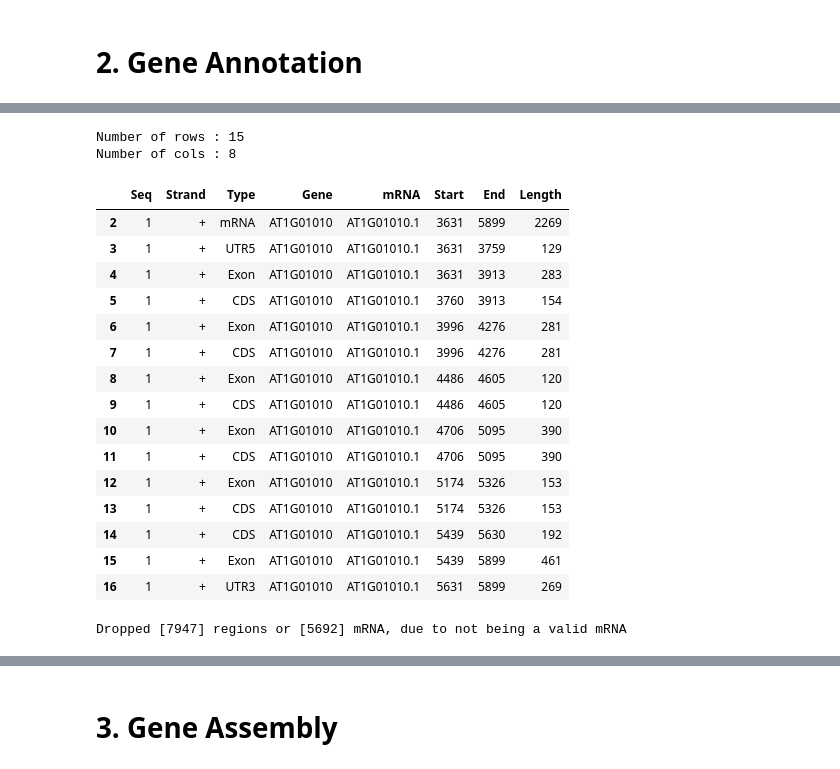
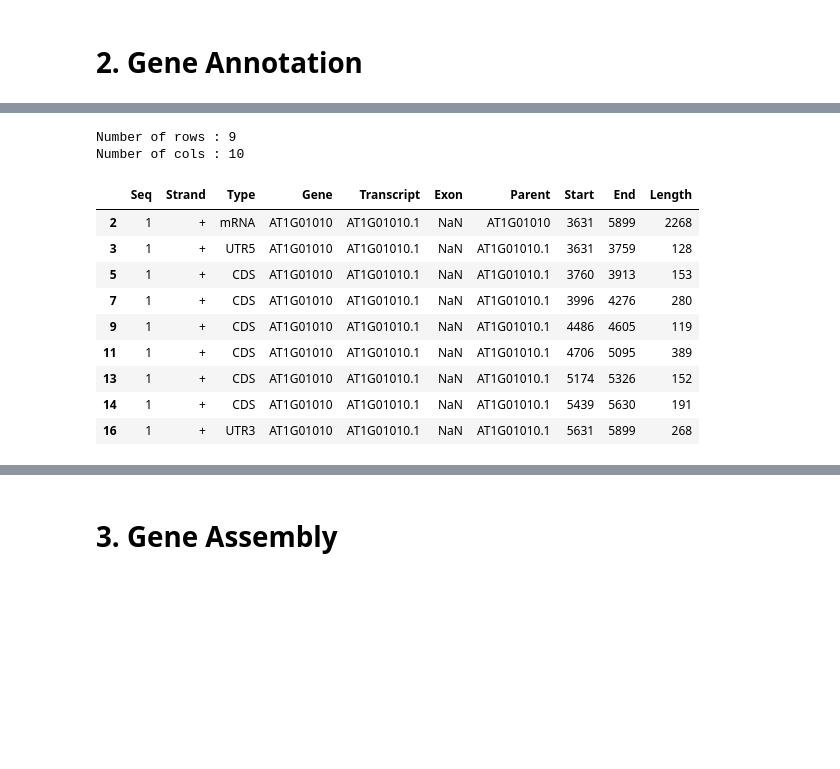
Before and after one commit to up4472/upolanc-thesis, a Jupyter notebook: nbp01-analysis.ipynb, the cells around one changed output, grey strips where cells are left out. Cells and saved outputs as stored; diff of their text form; code cells hidden in the pictures; blank space fills up the shorter version.

```diff
--- a/nbp01-analysis.ipynb
+++ b/nbp01-analysis.ipynb
@@ -102,49 +100,22 @@ Unique values per column :
 # %%
 # Display a full gene with all its regions
 
 data_annotation.show(
-	data  = gene_annotation,
-	query = 'AT1G01010.1',
-	rows  = None
+	data     = gene_annotation,
+	query    = 'AT1G01010.1',
+	query_by = 'Transcript',
+	rows     = None
 )
 # %% [output]
-Number of rows : 15
-Number of cols : 8
+Number of rows : 9
+Number of cols : 10
-|  | Seq | Strand | Type | Gene | mRNA | Start | End | Length |
-| 2 | 1 | + | mRNA | AT1G01010 | AT1G01010.1 | 3631 | 5899 | 2269 |
-| 3 | 1 | + | UTR5 | AT1G01010 | AT1G01010.1 | 3631 | 3759 | 129 |
-| 4 | 1 | + | Exon | AT1G01010 | AT1G01010.1 | 3631 | 3913 | 283 |
-| 5 | 1 | + | CDS | AT1G01010 | AT1G01010.1 | 3760 | 3913 | 154 |
-| 6 | 1 | + | Exon | AT1G01010 | AT1G01010.1 | 3996 | 4276 | 281 |
-| 7 | 1 | + | CDS | AT1G01010 | AT1G01010.1 | 3996 | 4276 | 281 |
-| 8 | 1 | + | Exon | AT1G01010 | AT1G01010.1 | 4486 | 4605 | 120 |
-| 9 | 1 | + | CDS | AT1G01010 | AT1G01010.1 | 4486 | 4605 | 120 |
-| 10 | 1 | + | Exon | AT1G01010 | AT1G01010.1 | 4706 | 5095 | 390 |
-| 11 | 1 | + | CDS | AT1G01010 | AT1G01010.1 | 4706 | 5095 | 390 |
-| 12 | 1 | + | Exon | AT1G01010 | AT1G01010.1 | 5174 | 5326 | 153 |
-| 13 | 1 | + | CDS | AT1G01010 | AT1G01010.1 | 5174 | 5326 | 153 |
-| 14 | 1 | + | CDS | AT1G01010 | AT1G01010.1 | 5439 | 5630 | 192 |
-| 15 | 1 | + | Exon | AT1G01010 | AT1G01010.1 | 5439 | 5899 | 461 |
-| 16 | 1 | + | UTR3 | AT1G01010 | AT1G01010.1 | 5631 | 5899 | 269 |
+|  | Seq | Strand | Type | Gene | Transcript | Exon | Parent | Start | End | Length |
+| 2 | 1 | + | mRNA | AT1G01010 | AT1G01010.1 | NaN | AT1G01010 | 3631 | 5899 | 2268 |
+| 3 | 1 | + | UTR5 | AT1G01010 | AT1G01010.1 | NaN | AT1G01010.1 | 3631 | 3759 | 128 |
+| 5 | 1 | + | CDS | AT1G01010 | AT1G01010.1 | NaN | AT1G01010.1 | 3760 | 3913 | 153 |
+| 7 | 1 | + | CDS | AT1G01010 | AT1G01010.1 | NaN | AT1G01010.1 | 3996 | 4276 | 280 |
+| 9 | 1 | + | CDS | AT1G01010 | AT1G01010.1 | NaN | AT1G01010.1 | 4486 | 4605 | 119 |
+| 11 | 1 | + | CDS | AT1G01010 | AT1G01010.1 | NaN | AT1G01010.1 | 4706 | 5095 | 389 |
+| 13 | 1 | + | CDS | AT1G01010 | AT1G01010.1 | NaN | AT1G01010.1 | 5174 | 5326 | 152 |
+| 14 | 1 | + | CDS | AT1G01010 | AT1G01010.1 | NaN | AT1G01010.1 | 5439 | 5630 | 191 |
+| 16 | 1 | + | UTR3 | AT1G01010 | AT1G01010.1 | NaN | AT1G01010.1 | 5631 | 5899 | 268 |
-# %%
-# Group regions by mRNA and drop those that are not real mRNA groups
-
-gene_annotation['Group'] = gene_annotation.groupby('mRNA').ngroup()
-gene_annotation['Group'] = gene_annotation['Group'].apply(lambda x : int(1 + x) if not numpy.isnan(x) else 0)
-
-groups = list()
-
-for group, dataframe in gene_annotation.groupby('Group') :
-	if sum(dataframe['Type'] == 'mRNA') == 0 and group > 0 :
-		groups.append(group)
-
-groups = gene_annotation['Group'].isin(groups)
-
-gene_filter = gene_annotation[groups]
-gene_filter = gene_filter['mRNA'].unique()
-
-print('Dropped [{}] regions or [{}] mRNA, due to not being a valid mRNA'.format(sum(groups), len(gene_filter)))
-
-gene_annotation = gene_annotation[~groups]
-# %% [output]
-Dropped [7947] regions or [5692] mRNA, due to not being a valid mRNA
```
Also changed, not shown: parts of 50 cells of this notebook, 23 other files.
